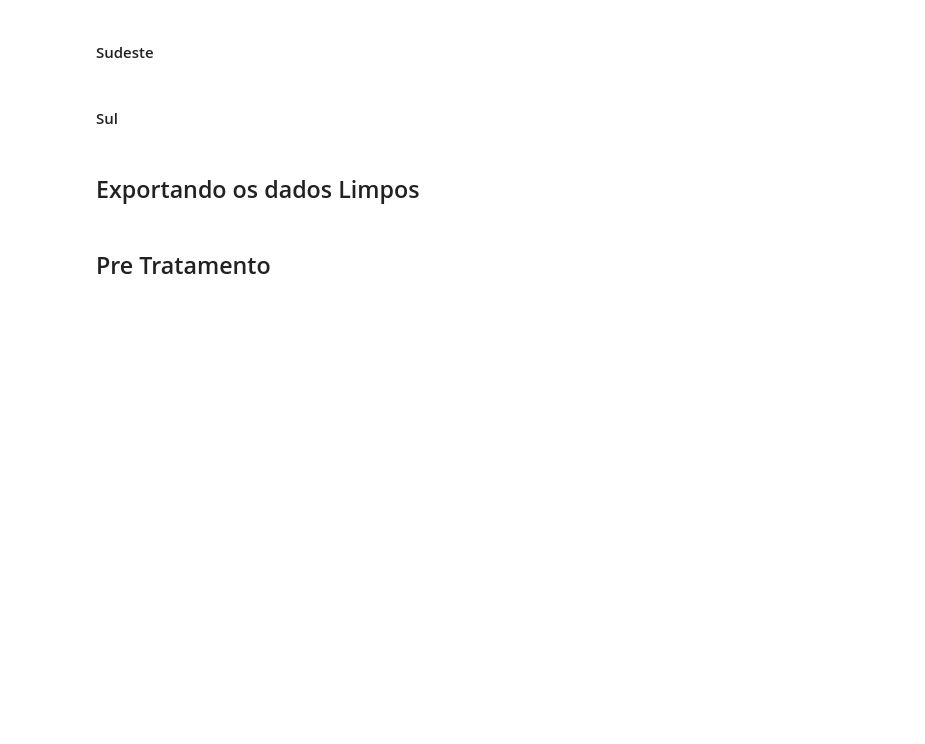
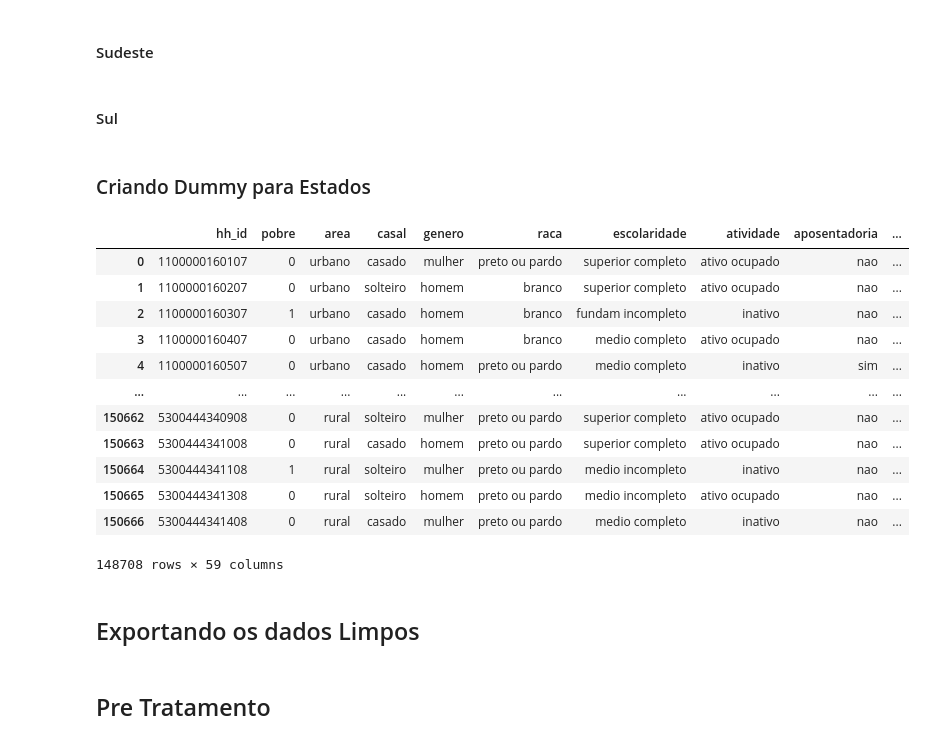
Before and after one commit to vitormiro/poverty_classification, a Jupyter notebook: paper_2022/data_treatment.ipynb, the cells around one changed output. Saved outputs shown, nothing was run; the diff lists cells and outputs as text; code cells hidden in the pictures; blank space fills up the shorter version.

```diff
--- a/paper_2022/data_treatment.ipynb
+++ b/paper_2022/data_treatment.ipynb
@@ -91,6 +91,38 @@ for cod in df['hh_id']:
         case _:
             sul.append(0)
 df['Sul'] = sul
+# %% [markdown]
+### Criando Dummy para Estados
+# %%
+estados = ['Rondônia','Acre','Amazonas','Roraima','Pará','Amapá','Tocantins','Maranhão','Piauí','Ceará','Rio Grande do Norte','Paraíba','Pernambuco','Alagoas','Sergipe','Bahia','Minas Gerais','Espírito Santo','Rio de Janeiro','São Paulo','Paraná','Santa Catarina','Rio Grande do Sul','Mato Grosso do Sul','Mato Grosso','Goiás','Distrito Federal' ]
+
+estate = list(map(lambda x: int(x/100000000000),df['hh_id'].to_list()))
+
+for num,est in enumerate(np.unique(estate)):
+    field = []
+    for city in estate:
+        val = int(est)
+        if city == val:
+            field.append(1)
+        else:
+            field.append(0)
+    df[estados[num]] = field
+# %%
+df
+# %% [output]
+|  | hh_id | pobre | area | casal | genero | raca | escolaridade | atividade | aposentadoria | ... |
+| 0 | 1100000160107 | 0 | urbano | casado | mulher | preto ou pardo | superior completo | ativo ocupado | nao | ... |
+| 1 | 1100000160207 | 0 | urbano | solteiro | homem | branco | superior completo | ativo ocupado | nao | ... |
+| 2 | 1100000160307 | 1 | urbano | casado | homem | branco | fundam incompleto | inativo | nao | ... |
+| 3 | 1100000160407 | 0 | urbano | casado | homem | branco | medio completo | ativo ocupado | nao | ... |
+| 4 | 1100000160507 | 0 | urbano | casado | homem | preto ou pardo | medio completo | inativo | sim | ... |
+| ... | ... | ... | ... | ... | ... | ... | ... | ... | ... | ... |
+| 150662 | 5300444340908 | 0 | rural | solteiro | mulher | preto ou pardo | superior completo | ativo ocupado | nao | ... |
+| 150663 | 5300444341008 | 0 | rural | casado | homem | preto ou pardo | superior completo | ativo ocupado | nao | ... |
+| 150664 | 5300444341108 | 1 | rural | solteiro | mulher | preto ou pardo | medio incompleto | inativo | nao | ... |
+| 150665 | 5300444341308 | 0 | rural | solteiro | homem | preto ou pardo | medio incompleto | ativo ocupado | nao | ... |
+| 150666 | 5300444341408 | 0 | rural | casado | mulher | preto ou pardo | medio completo | inativo | nao | ... |
+148708 rows × 59 columns
 # %% [markdown]
 ## Exportando os dados Limpos
 # %%
```
